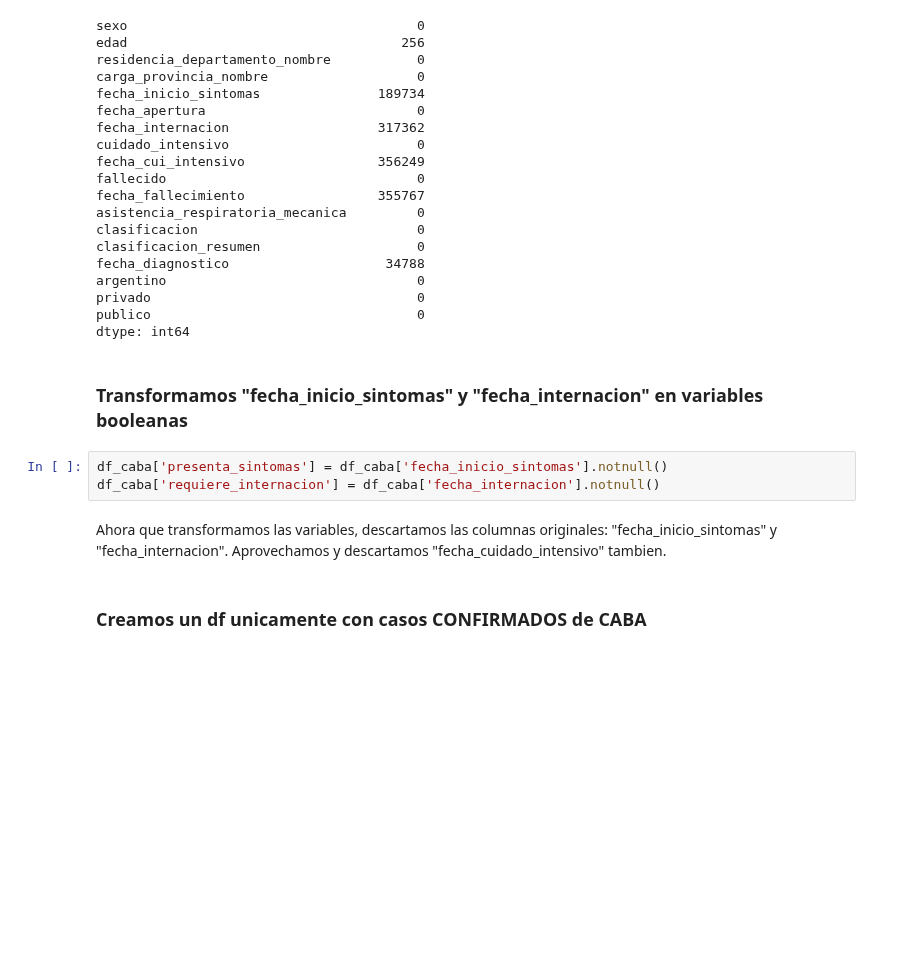
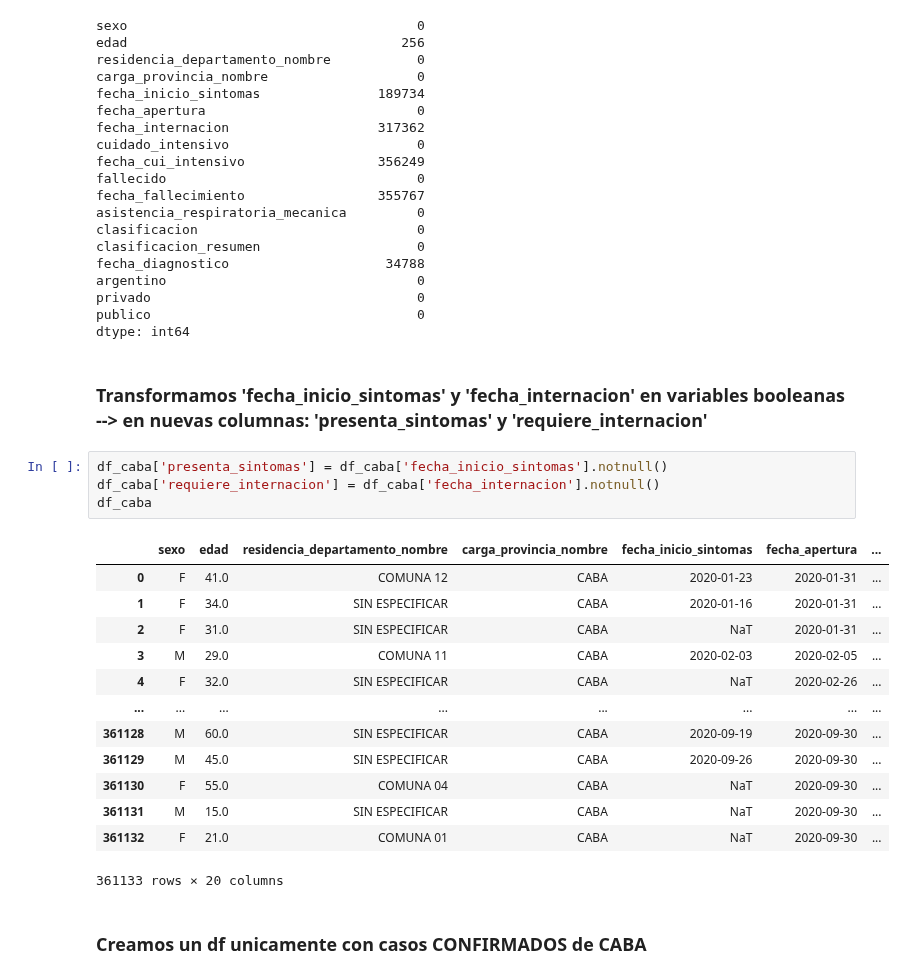
Before and after one commit to tomiambro/clusterai2020_grupo1, a Jupyter notebook: EDA_Proyecto_Final.ipynb, the cells around one changed output. Saved outputs shown, nothing was run; the diff lists cells and outputs as text; blank space fills up the shorter version.

```diff
--- a/EDA_Proyecto_Final.ipynb
+++ b/EDA_Proyecto_Final.ipynb
@@ -104,12 +126,25 @@ privado                                  0
 publico                                  0
 dtype: int64
 # %% [markdown]
-### Transformamos "fecha_inicio_sintomas" y "fecha_internacion" en variables booleanas
+### Transformamos 'fecha_inicio_sintomas' y 'fecha_internacion' en variables booleanas --> en nuevas columnas: 'presenta_sintomas' y 'requiere_internacion'
 # %%
 df_caba['presenta_sintomas'] = df_caba['fecha_inicio_sintomas'].notnull()
 df_caba['requiere_internacion'] = df_caba['fecha_internacion'].notnull()
+df_caba
+# %% [output]
+|  | sexo | edad | residencia_departamento_nombre | carga_provincia_nombre | fecha_inicio_sintomas | fecha_apertura | ... |
+| 0 | F | 41.0 | COMUNA 12 | CABA | 2020-01-23 | 2020-01-31 | ... |
+| 1 | F | 34.0 | SIN ESPECIFICAR | CABA | 2020-01-16 | 2020-01-31 | ... |
+| 2 | F | 31.0 | SIN ESPECIFICAR | CABA | NaT | 2020-01-31 | ... |
+| 3 | M | 29.0 | COMUNA 11 | CABA | 2020-02-03 | 2020-02-05 | ... |
+| 4 | F | 32.0 | SIN ESPECIFICAR | CABA | NaT | 2020-02-26 | ... |
+| ... | ... | ... | ... | ... | ... | ... | ... |
+| 361128 | M | 60.0 | SIN ESPECIFICAR | CABA | 2020-09-19 | 2020-09-30 | ... |
+| 361129 | M | 45.0 | SIN ESPECIFICAR | CABA | 2020-09-26 | 2020-09-30 | ... |
+| 361130 | F | 55.0 | COMUNA 04 | CABA | NaT | 2020-09-30 | ... |
+| 361131 | M | 15.0 | SIN ESPECIFICAR | CABA | NaT | 2020-09-30 | ... |
+| 361132 | F | 21.0 | COMUNA 01 | CABA | NaT | 2020-09-30 | ... |
+361133 rows × 20 columns
-# %% [markdown]
-Ahora que transformamos las variables, descartamos las columnas originales: "fecha_inicio_sintomas" y "fecha_internacion". Aprovechamos y descartamos "fecha_cuidado_intensivo" tambien.
 # %% [markdown]
 ### Creamos un df unicamente con casos CONFIRMADOS de CABA
 # %%
```
Also changed, not shown: parts of 28 cells of this notebook.
